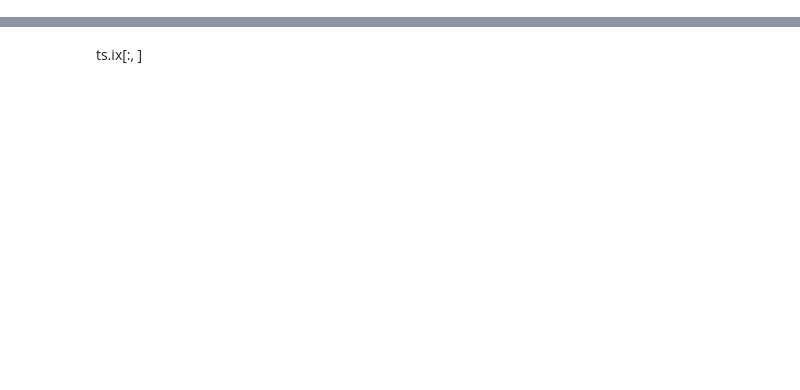
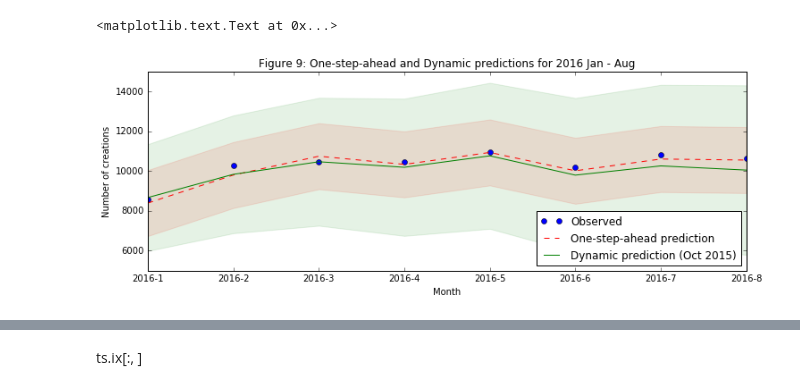
Before and after one commit to NZRS/domain-create-sarima-model, a Jupyter notebook: TimeSeriesForecast.ipynb, the cells around one changed output, grey strips where cells are left out. Cells and saved outputs as stored; diff of their text form; code cells hidden in the pictures; blank space fills up the shorter version.

```diff
--- a/TimeSeriesForecast.ipynb
+++ b/TimeSeriesForecast.ipynb
@@ -186,37 +281,40 @@ print(res.summary())
 # %%
 # In-sample one-step-ahead predictions
 predict = res.get_prediction()
 predict_ci = predict.conf_int()
 # Dynamic predictions
 predict_dy = res.get_prediction(dynamic='2015-10-01')
 predict_dy_ci = predict_dy.conf_int()
 # Graph
 fig, ax = plt.subplots(figsize=(12,4))
 npre = 4
 ax.set(title='New creations per month', xlabel='Month', ylabel='Number of creations')
 #Plot data points
 df3 = df2[:].set_index('Month')
 df3.ix['2016-1':'2016-8','Created'].plot(ax=ax, style='o', label='Observed')
 # Plot predictions
-a = predict.predicted_mean['2016-01':]
-a = a.to_frame(name='Predicted')
-a['Month'] = a.index
-a.index = range(8)
-a.ix[:,'Predicted'].plot(ax=ax, style='r--', label='One-step-ahead prediction')
+mean1 = predict.predicted_mean['2016-01':]
+mean1 = mean1.to_frame(name='Predicted')
+mean1['Month'] = mean1.index
+mean1.index = range(8)
+mean1.ix[:,'Predicted'].plot(ax=ax, style='r--', label='One-step-ahead prediction')
 #add the confidence interval of the on-step prediction.
 ci = predict_ci.ix['2016-01':]
-ax.fill_between(a.index, ci.ix[:,'lower Created'], ci.ix[:,'upper Created'], color='r', alpha=0.1)
+ax.fill_between(mean1.index, ci.ix[:,'lower Created'], ci.ix[:,'upper Created'], color='r', alpha=0.1)
 # dynamic predition
-b = predict_dy.predicted_mean['2016-01':]
-b = b.to_frame(name='Predicted')
-b['Month'] = b.index
-b.index = range(8)
-b.ix[:, 'Predicted'].plot(ax=ax, style='g', label='Dynamic prediction (Oct 2015)')
+mean2 = predict_dy.predicted_mean['2016-01':]
+mean2 = mean2.to_frame(name='Predicted')
+mean2['Month'] = mean2.index
+mean2.index = range(8)
+mean2.ix[:, 'Predicted'].plot(ax=ax, style='g', label='Dynamic prediction (Oct 2015)')
 #add the confidence interval
 ci_1 = predict_dy_ci.ix['2016-01':]
-ax.fill_between(a.index, ci_1.ix[:,'lower Created'], ci_1.ix[:,'upper Created'], color='g', alpha=0.1)
+ax.fill_between(mean1.index, ci_1.ix[:,'lower Created'], ci_1.ix[:,'upper Created'], color='g', alpha=0.1)
 legend = ax.legend(loc='lower right')
 plt.title('Figure 9: One-step-ahead and Dynamic predictions for 2016 Jan - Aug')
+# %% [output]
+<matplotlib.text.Text at 0x...>
+[figure, added]
 # %%
 # Prediction error
 # Graph
```
Also changed, not shown: parts of 11 cells of this notebook.
